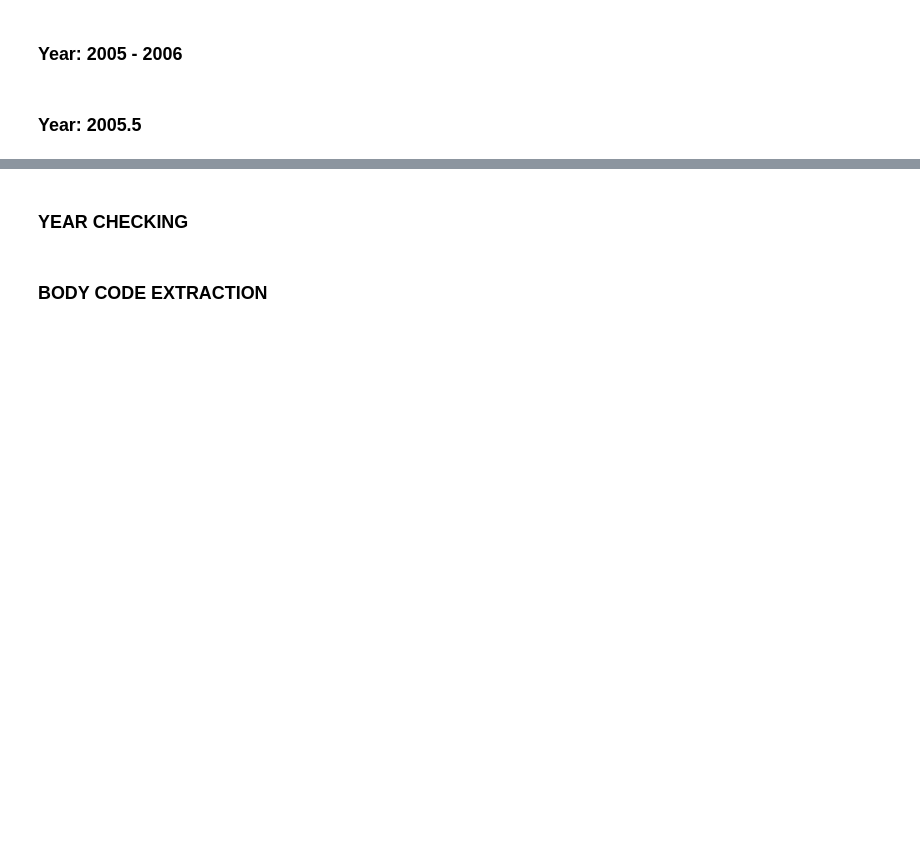
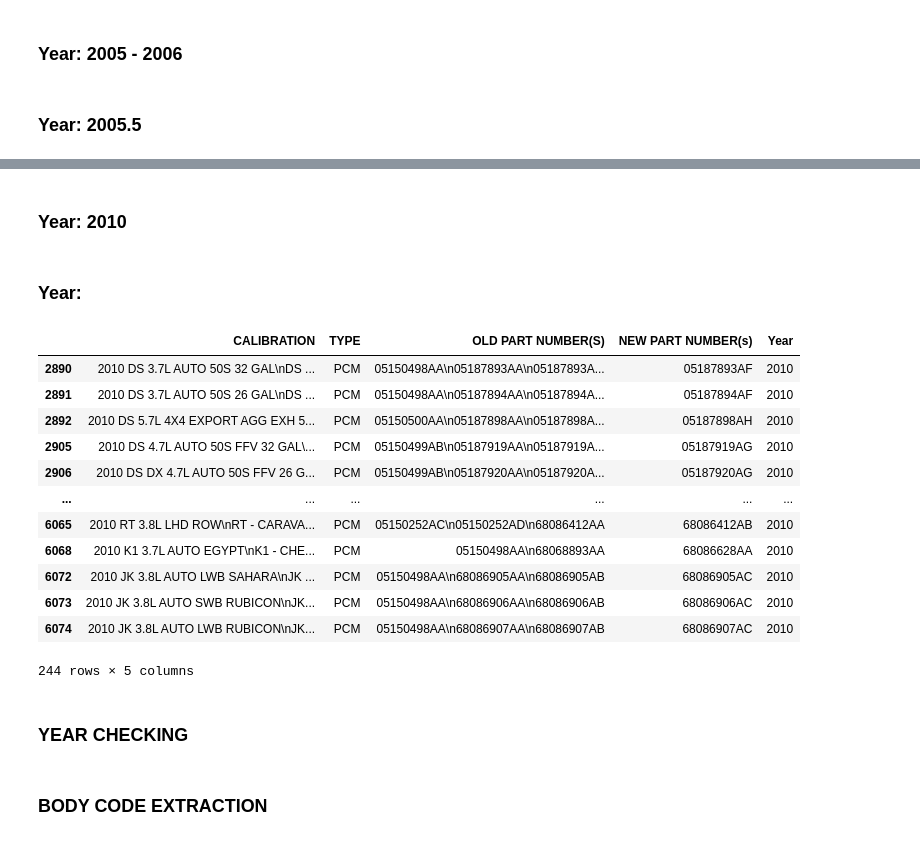
Before and after one commit to prime-junior/pdf_data_extract, a Jupyter notebook: notebook/new_pdf_extract.ipynb, the cells around one changed output, grey strips where cells are left out. Cells and saved outputs as stored; diff of their text form; code cells hidden in the pictures; blank space fills up the shorter version.

Commit message:
commit new_pdf_extract.ipynb more years extracted

```diff
--- a/notebook/new_pdf_extract.ipynb
+++ b/notebook/new_pdf_extract.ipynb
@@ -389,0 +466,30 @@ df_y_extracted.head(5)
+# %%
+dict_2009_ws_2010 = {
+    "2009 2010": "2009, 2010"
+}
+# %%
+df_extracted_2009_ws_2010 = extract_year(df_extracted_2009, pattern_2009_ws_2010, dict_2009_ws_2010)
+# %% [markdown]
+### Year: 2010
+# %%
+pattern_2010 = r'(2010(?=\s[A-Z0-9]))'
+# %%
+df_extracted_2010 = extract_year(df_extracted_2009_ws_2010, pattern_2010)
+# %% [markdown]
+### Year:
+# %%
+df_extracted_2010[df_extracted_2010["Year"] == "2010"]
+# %% [output]
+|  | CALIBRATION | TYPE | OLD PART NUMBER(S) | NEW PART NUMBER(s) | Year |
+| 2890 | 2010 DS 3.7L AUTO 50S 32 GAL\nDS ... | PCM | 05150498AA\n05187893AA\n05187893A... | 05187893AF | 2010 |
+| 2891 | 2010 DS 3.7L AUTO 50S 26 GAL\nDS ... | PCM | 05150498AA\n05187894AA\n05187894A... | 05187894AF | 2010 |
+| 2892 | 2010 DS 5.7L 4X4 EXPORT AGG EXH 5... | PCM | 05150500AA\n05187898AA\n05187898A... | 05187898AH | 2010 |
+| 2905 | 2010 DS 4.7L AUTO 50S FFV 32 GAL\... | PCM | 05150499AB\n05187919AA\n05187919A... | 05187919AG | 2010 |
+| 2906 | 2010 DS DX 4.7L AUTO 50S FFV 26 G... | PCM | 05150499AB\n05187920AA\n05187920A... | 05187920AG | 2010 |
+| ... | ... | ... | ... | ... | ... |
+| 6065 | 2010 RT 3.8L LHD ROW\nRT - CARAVA... | PCM | 05150252AC\n05150252AD\n68086412AA | 68086412AB | 2010 |
+| 6068 | 2010 K1 3.7L AUTO EGYPT\nK1 - CHE... | PCM | 05150498AA\n68068893AA | 68086628AA | 2010 |
+| 6072 | 2010 JK 3.8L AUTO LWB SAHARA\nJK ... | PCM | 05150498AA\n68086905AA\n68086905AB | 68086905AC | 2010 |
+| 6073 | 2010 JK 3.8L AUTO SWB RUBICON\nJK... | PCM | 05150498AA\n68086906AA\n68086906AB | 68086906AC | 2010 |
+| 6074 | 2010 JK 3.8L AUTO LWB RUBICON\nJK... | PCM | 05150498AA\n68086907AA\n68086907AB | 68086907AC | 2010 |
+244 rows × 5 columns
```
Also changed, not shown: parts of 63 cells of this notebook.
